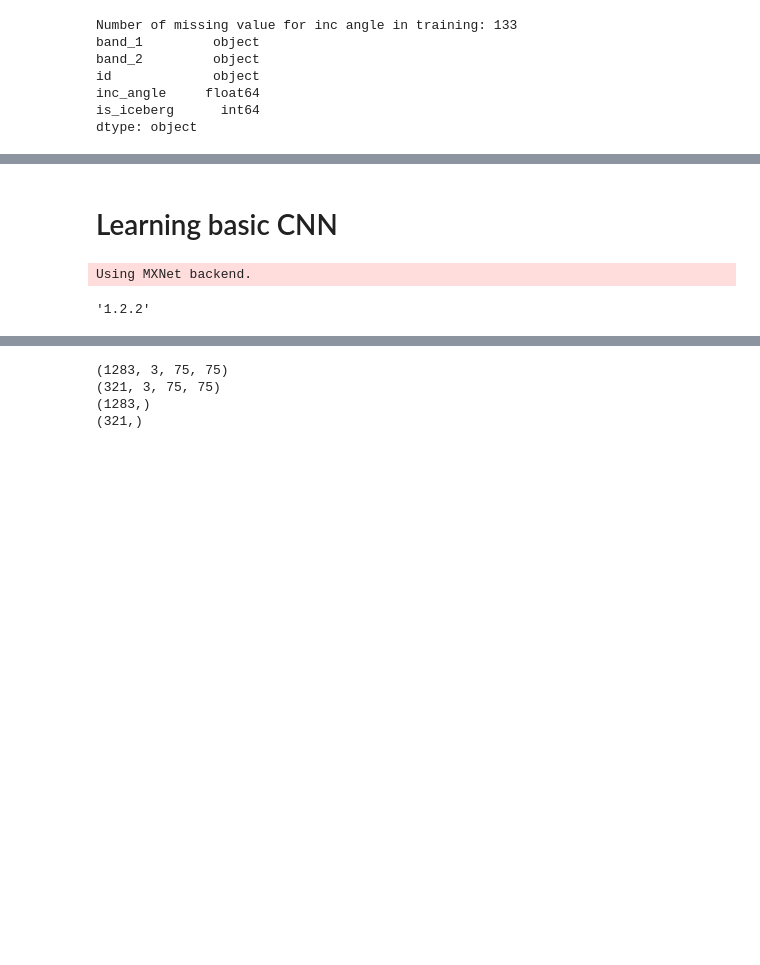
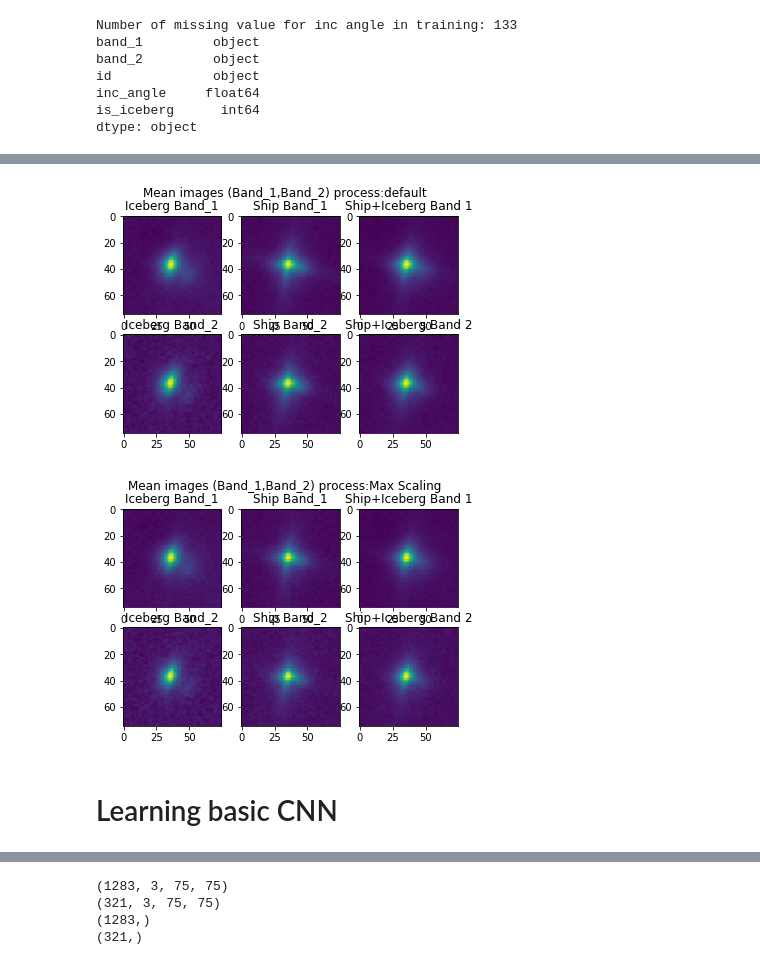
Before and after one commit to anotine10/udacity-capstone, a Jupyter notebook: capstone.ipynb, the cells around one changed output, grey strips where cells are left out. Saved outputs shown, nothing was run; the diff lists cells and outputs as text; code cells hidden in the pictures; blank space fills up the shorter version.

```diff
--- a/capstone.ipynb
+++ b/capstone.ipynb
@@ -164,13 +185,69 @@ plt.show()
+# %%
+#Plot Mean images for Iceberg and Ship and For Each bands
+def extract_band(data,
+                 pre_process = no_process):
+    tensor_band_1 = []
+    tensor_band_2 = []
+
+    for i, row in data.iterrows():
+        band_1 = np.array(row['band_1']).reshape(75, 75)
+        band_2 = np.array(row['band_2']).reshape(75, 75)
+
+        band_1 = pre_process(band_1)
+        band_2 = pre_process(band_2)
+
+
+        tensor_band_1.append(band_1)
+        tensor_band_2.append(band_2)
+
+    return (np.array(tensor_band_1),np.array(tensor_band_2))
+
+def plot_mean_by_band(label_process="default",
+                      pre_process = no_process):
+    tensor_data = extract_band(train_data, pre_process=pre_process)
+    tensor_iceberg_data = extract_band(train_data[idx_iceberg_td], pre_process=pre_process)
+    tensor_ship_data = extract_band(train_data[idx_ship_td], pre_process=pre_process)
+
+    img_mean_data_1, img_mean_data_2 = [np.mean(td,axis=0) for td in tensor_data]
+    img_mean_iceberg_data_1, img_mean_iceberg_data_2 = [np.mean(td,axis=0) for td in tensor_iceberg_data]
+    img_mean_ship_data_1, img_mean_ship_data_2 = [np.mean(td,axis=0) for td in tensor_ship_data]
+
+
+    plt.figure()
+    plt.suptitle("Mean images (Band_1,Band_2) process:"+label_process)
+
+    plt.subplot(2,3,1)
+    plt.title("Iceberg Band_1")
+    plt.imshow(img_mean_iceberg_data_1)
+
+    plt.subplot(2,3,2)
+    plt.title("Ship Band_1")
+    plt.imshow(img_mean_ship_data_1)
+
+    plt.subplot(2,3,3)
+    plt.title("Ship+Iceberg Band 1")
+    plt.imshow(img_mean_data_1)
+
+
+    plt.subplot(2,3,4)
+    plt.title("Iceberg Band_2")
+    plt.imshow(img_mean_iceberg_data_2)
+
+    plt.subplot(2,3,5)
+    plt.title("Ship Band_2")
+    plt.imshow(img_mean_ship_data_2)
+
+    plt.subplot(2,3,6)
+    plt.title("Ship+Iceberg Band 2")
+    plt.imshow(img_mean_data_2)
+
+    plt.show()
+
+plot_mean_by_band()
+plot_mean_by_band(label_process='Max Scaling', pre_process= lambda t : min_max_scaler(t,1))
+# %% [output]
+[figure, added]
+[figure, added]
 # %% [markdown]
 # Learning basic CNN
-# %%
-import mxnet
-mxnet.__version__
-import keras
-# %% [output]
-Using MXNet backend.
-# %%
-keras.__version__
-# %% [output]
-'1.2.2'
 # %%
```
Also changed, not shown: parts of 36 cells of this notebook, 5 other files.
